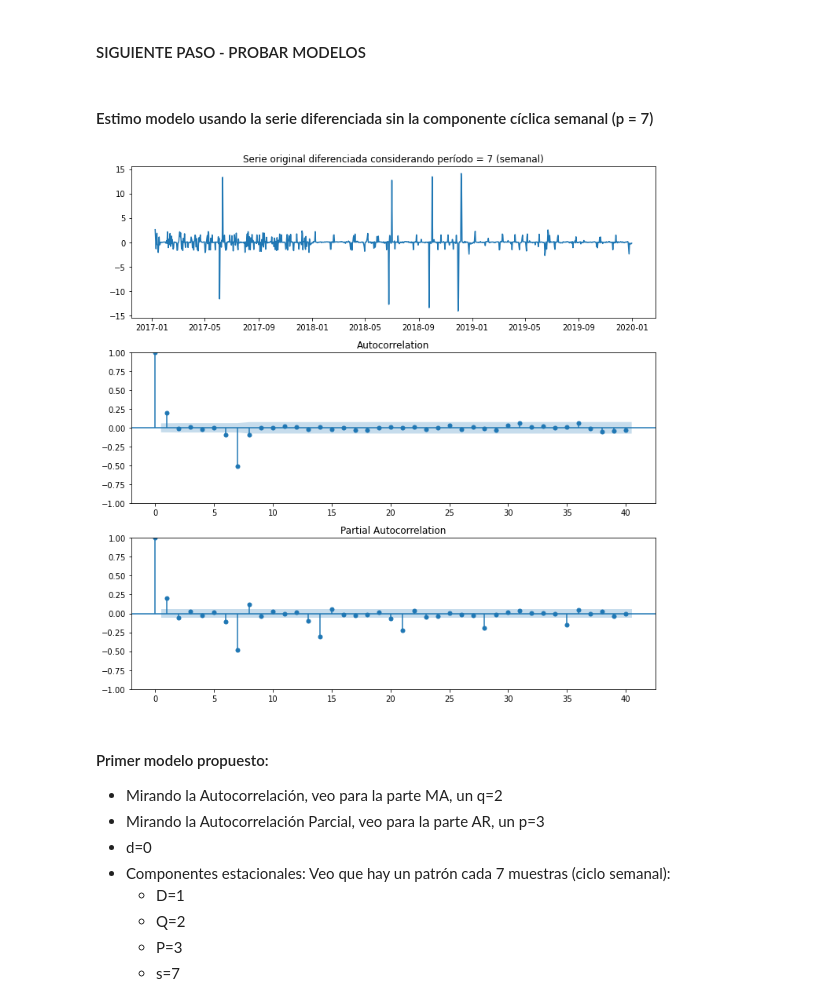
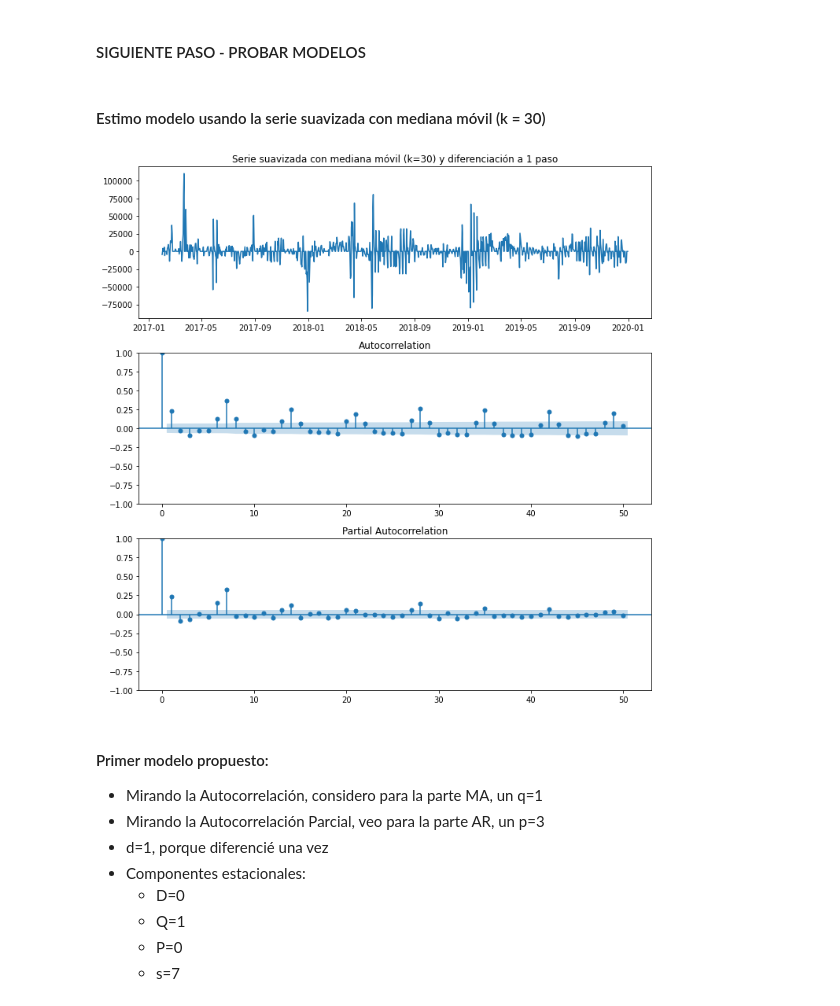
Before and after one commit to arigarmendia/Time-Series, a Jupyter notebook: TP/molinetes.ipynb, the cells around one changed output. Saved outputs shown, nothing was run; the diff lists cells and outputs as text; code cells hidden in the pictures.

```diff
--- a/TP/molinetes.ipynb
+++ b/TP/molinetes.ipynb
@@ -504,6 +516,8 @@ plt.show()
 # %%
 # Aplico Transformación Logarítmica y luego diferenciación
-difference['diff_comb1'] = box_cox.total0.diff(periods = 7)
+smoothed = pd.DataFrame(rolling_median.result_30.iloc[30:])
+difference['diff_smoothed'] = smoothed.diff()
+difference['diff_smoothed'] = difference.diff_smoothed.diff(7)
 # %%
 fig, ax = plt.subplots(4,1,figsize=(10,10))
 ax[0].plot(molinetes)
@@ -537,24 +549,24 @@ plt.show()
 # %% [markdown]
 #### SIGUIENTE PASO - PROBAR MODELOS
 # %% [markdown]
-#### Estimo modelo usando la serie diferenciada sin la componente cíclica semanal (p = 7)
+#### Estimo modelo usando la serie suavizada con mediana móvil (k = 30)
 # %%
 fig, ax = plt.subplots(3,1,figsize=(10,10))
-ax[0].plot(difference.diff_comb1)
-ax[0].set_title('Serie original diferenciada considerando período = 7 (semanal)')
-sm.graphics.tsa.plot_acf(difference.diff_comb1[7:], lags=40, ax=ax[1])
-sm.graphics.tsa.plot_pacf(difference.diff_comb1[7:], method='ywm', lags=40, ax=ax[2])
+ax[0].plot(difference.diff_smoothed)
+ax[0].set_title('Serie suavizada con mediana móvil (k=30) y diferenciación a 1 paso')
+sm.graphics.tsa.plot_acf(difference.diff_smoothed[31:], ax=ax[1], lags=50)
+sm.graphics.tsa.plot_pacf(difference.diff_smoothed[31:], method='ywm', ax=ax[2], lags=50)
 plt.tight_layout()
 plt.show()
 # %% [output]
-[figure, old version]
+[figure, new version]
 # %% [markdown]
 #### Primer modelo propuesto:
-* Mirando la Autocorrelación, veo para la parte MA, un q=2
+* Mirando la Autocorrelación, considero para la parte MA, un q=1
 * Mirando la Autocorrelación Parcial, veo para la parte AR, un p=3
-* d=0
-* Componentes estacionales: Veo que hay un patrón cada 7 muestras (ciclo semanal):
-    * D=1
-    * Q=2
-    * P=3
+* d=1, porque diferencié una vez
+* Componentes estacionales:
+    * D=0
+    * Q=1
+    * P=0
     * s=7
```
Also changed, not shown: parts of 35 cells of this notebook.
